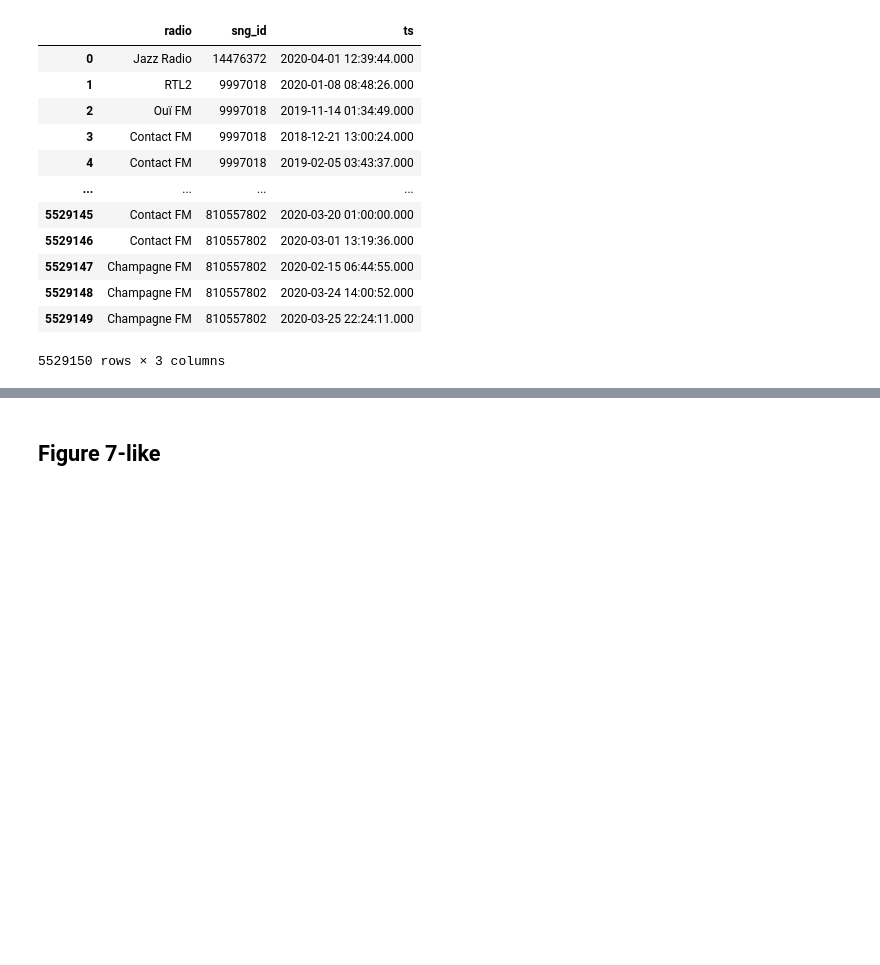
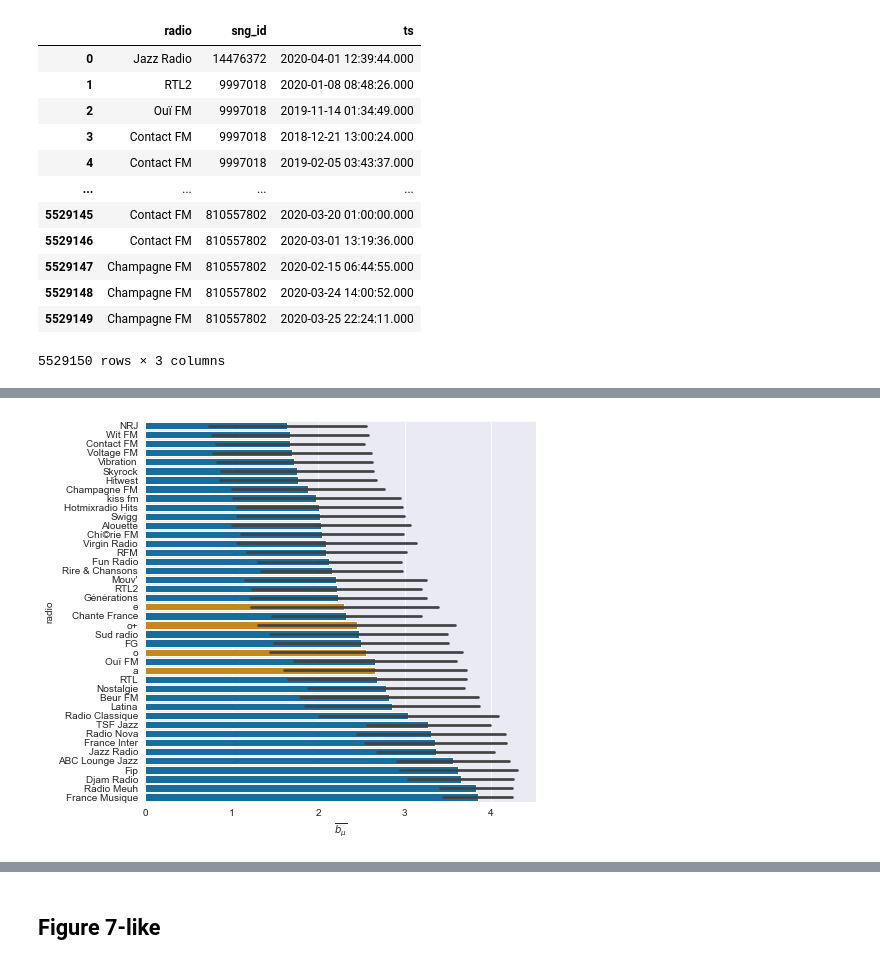
Before and after one commit to QuVil/cmb-recommendation, a Jupyter notebook: src/analysis/radio.ipynb, the cells around one changed output, grey strips where cells are left out. Drawn from its saved outputs; the diff is of its cells as text; code cells hidden in the pictures; blank space fills up the shorter version.

```diff
--- a/src/analysis/radio.ipynb
+++ b/src/analysis/radio.ipynb
@@ -247,0 +246,3 @@ sns.catplot(x="bin_nb", y="amount", data=radio_bins, kind="bar", hue="radio")
+# %%
+mu_diff_df = time_mu_diff.groupby("radio").std()["bin_nb"].to_frame().rename(columns={"bin_nb": "mu_diff_std"}).merge(sampled_data.groupby(["radio"]).mean()["bin_nb"], on="radio").rename(columns={"bin_nb": "mu_mean"})
+mu_diff_df
@@ -247,0 +268,5 @@ sns.catplot(x="bin_nb", y="amount", data=radio_bins, kind="bar", hue="radio")
+# %%
+# Needs to be read (a few cells under) before...
+user_mu_diff_df = user_data.groupby("bin_u_s").mean()["bin_nb"].to_frame().rename(columns={"bin_nb": "mu_mean"}).merge(user_data.groupby("bin_u_s").std()["bin_nb"], on="bin_u_s").rename(columns={"bin_nb": "mu_diff_std"})
+user_mu_diff_df.index.names = ["radio"]
+user_mu_diff_df
@@ -247,0 +280,5 @@ sns.catplot(x="bin_nb", y="amount", data=radio_bins, kind="bar", hue="radio")
+# %%
+user_data = user_data.rename(columns={"bin_u_s": "radio"})
+data_mu_df = pd.concat([sampled_data[["radio", "bin_nb"]].merge(mu_diff_df["mu_mean"], on="radio"),
+                       user_data[["radio", "bin_nb"]].merge(user_mu_diff_df["mu_mean"], on="radio")])
+data_mu_df
@@ -247,0 +299,8 @@ sns.catplot(x="bin_nb", y="amount", data=radio_bins, kind="bar", hue="radio")
+# %%
+f, ax = plt.subplots(figsize=(7, 7))
+sns.barplot(x="bin_nb", y="radio", data=data_mu_df.sort_values("mu_mean"), ci="sd", palette=[sns.color_palette("colorblind")[1] if (len(i) < 2 or i == "o+") else sns.color_palette("colorblind")[0] for i in data_mu_df.sort_values("mu_mean")["radio"].unique()])
+ax.set(xlabel="$\overline{b_\mu}$")
+
+plt.savefig("../../results/radio/mu_mean_std.pdf")
+# %% [output]
+[figure, added]
```
Also changed, not shown: parts of 17 cells of this notebook, 17 other files.
